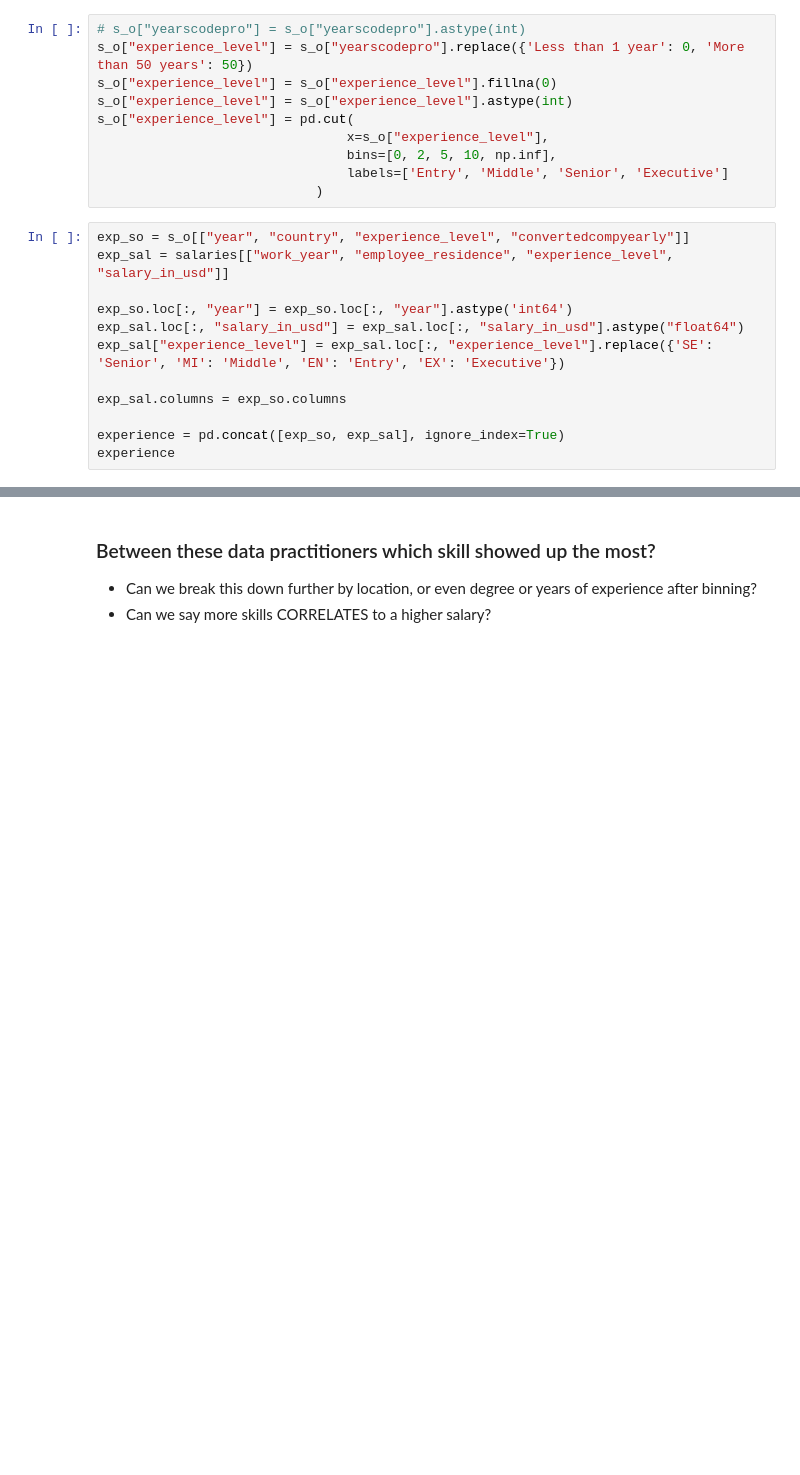
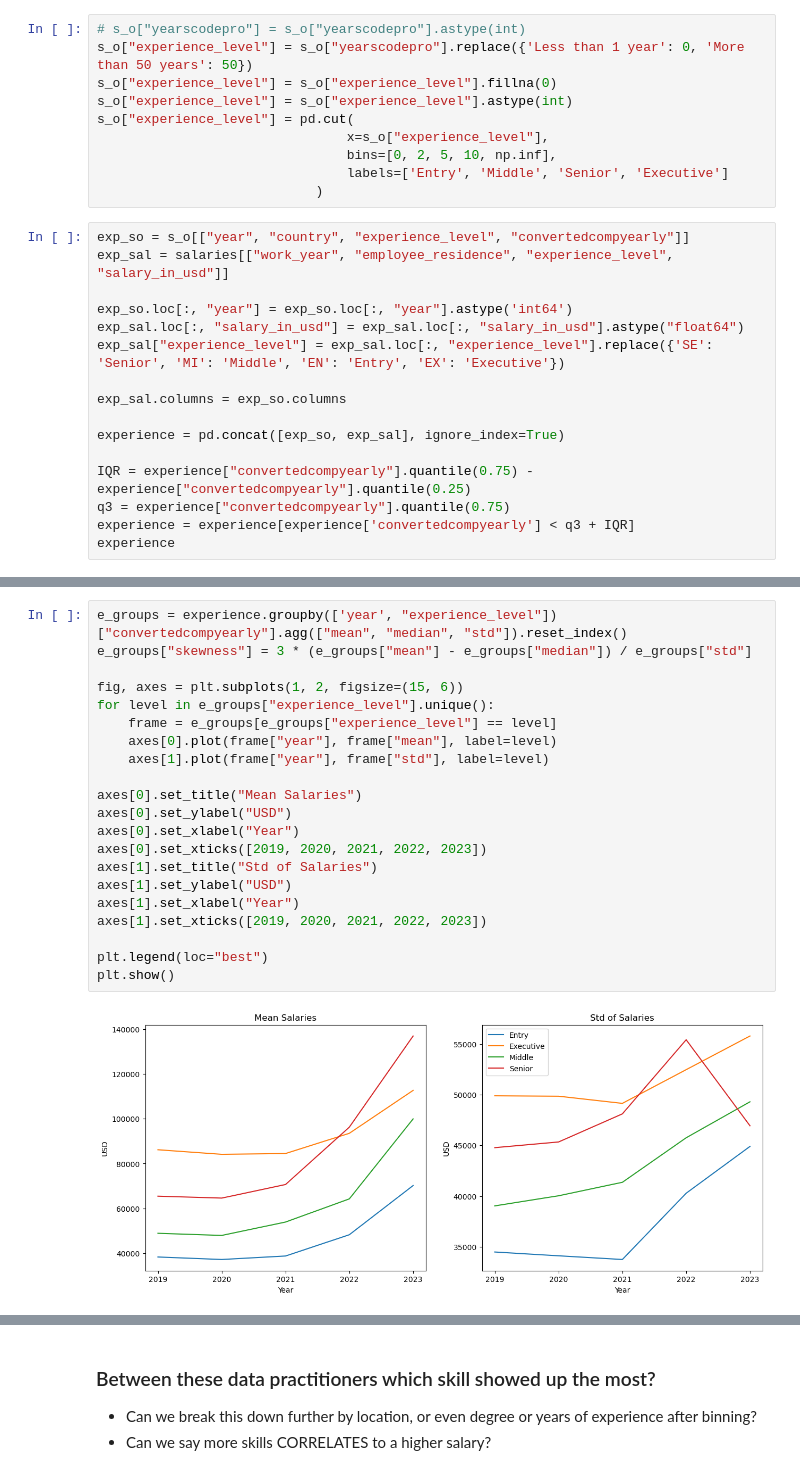
Before and after one commit to lmg1404/data_professionals_analysis, a Jupyter notebook: analysis.ipynb, the cells around one changed output, grey strips where cells are left out. Drawn from its saved outputs; the diff is of its cells as text; blank space fills up the shorter version.

```diff
--- a/analysis.ipynb
+++ b/analysis.ipynb
@@ -724,5 +723,9 @@ exp_sal["experience_level"] = exp_sal.loc[:, "experience_level"].replace({'SE':
 exp_sal.columns = exp_so.columns
 
 experience = pd.concat([exp_so, exp_sal], ignore_index=True)
+
+IQR = experience["convertedcompyearly"].quantile(0.75) - experience["convertedcompyearly"].quantile(0.25)
+q3 = experience["convertedcompyearly"].quantile(0.75)
+experience = experience[experience['convertedcompyearly'] < q3 + IQR]
 experience
 # %% [output]
@@ -746,0 +753,23 @@ See the caveats in the documentation: https://pandas.pydata.org/pandas-docs/stab
+# %%
+e_groups = experience.groupby(['year', "experience_level"])["convertedcompyearly"].agg(["mean", "median", "std"]).reset_index()
+e_groups["skewness"] = 3 * (e_groups["mean"] - e_groups["median"]) / e_groups["std"]
+
+fig, axes = plt.subplots(1, 2, figsize=(15, 6))
+for level in e_groups["experience_level"].unique():
+    frame = e_groups[e_groups["experience_level"] == level]
+    axes[0].plot(frame["year"], frame["mean"], label=level)
+    axes[1].plot(frame["year"], frame["std"], label=level)
+
+axes[0].set_title("Mean Salaries")
+axes[0].set_ylabel("USD")
+axes[0].set_xlabel("Year")
+axes[0].set_xticks([2019, 2020, 2021, 2022, 2023])
+axes[1].set_title("Std of Salaries")
+axes[1].set_ylabel("USD")
+axes[1].set_xlabel("Year")
+axes[1].set_xticks([2019, 2020, 2021, 2022, 2023])
+
+plt.legend(loc="best")
+plt.show()
+# %% [output]
+[figure, added]
```
Also changed, not shown: parts of 15 cells of this notebook, 1 other file.
